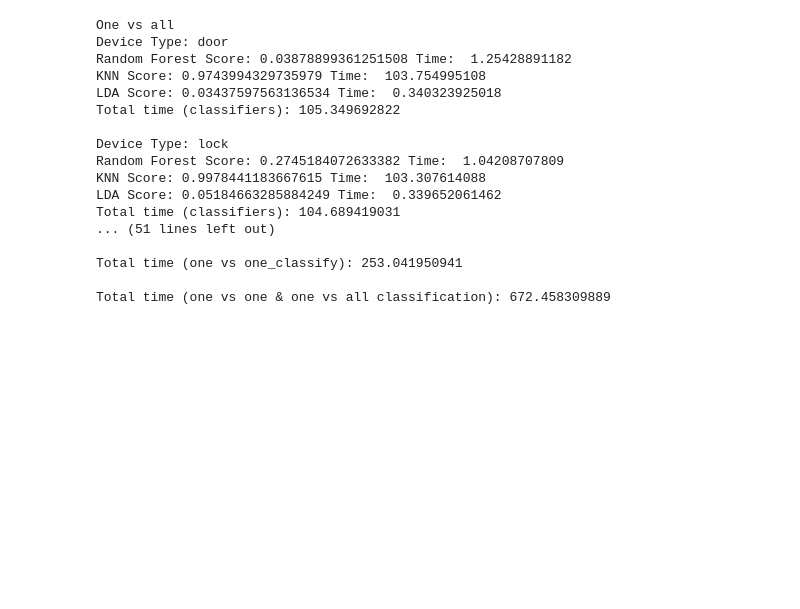
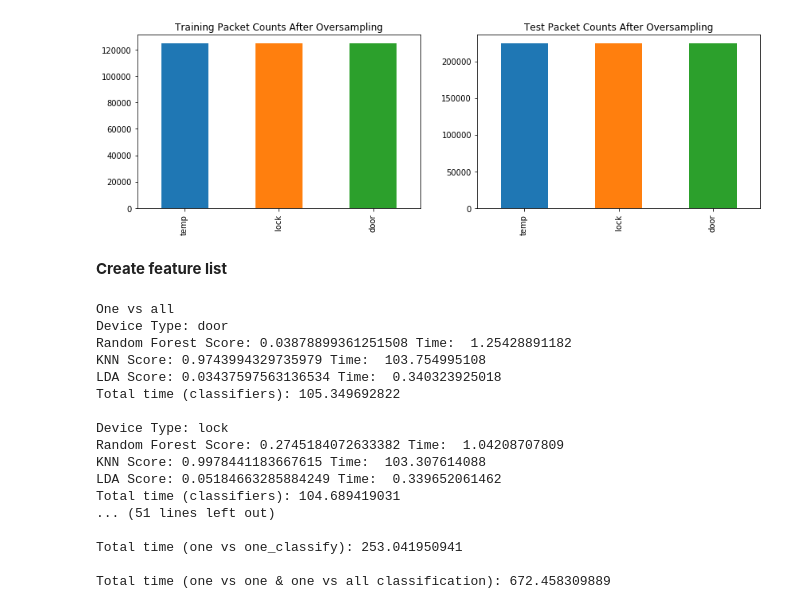
Before and after one commit to 7high/thesis, a Jupyter notebook: ble_data_processing.ipynb, the cells around one changed output. Drawn from its saved outputs; the diff is of its cells as text; code cells hidden in the pictures; blank space fills up the shorter version.

```diff
--- a/ble_data_processing.ipynb
+++ b/ble_data_processing.ipynb
@@ -559 +127,61 @@ Time for dataframe: 537.221572161
+# %%
+# 2nd technique - Random oversampling:
+#     randomly resampling packets of the minority classes to match the count of the majority class
+
+# Oversampling training set
+# Get class counts
+count_door, count_temp, count_lock = devtype_train
+
+# Find majority class
+count_majority = max(count_door, count_lock, count_temp)
+
+# Separate by class
+devtype_train_door = df_train[df["DeviceType"]=='door'];# Majority class
+devtype_train_temp = df_train[df["DeviceType"]=='temp'];
+devtype_train_lock = df_train[df["DeviceType"]=='lock'];
+
+# Oversample majority classes to majority class count
+devtype_train_door = devtype_train_door.sample(count_majority, replace=True)
+devtype_train_temp = devtype_train_temp.sample(count_majority, replace=True)
+devtype_train_lock = devtype_train_lock.sample(count_majority, replace=True)
+
+# Combine back into one dataframe
+df_train_oversampled = pd.concat([devtype_train_door, devtype_train_temp, devtype_train_lock], axis=0)
+
+#-------------------------------------------------------------------------------------------------
+
+# Oversampling test set
+# Get class counts
+count_lock, count_temp, count_door = devtype_test
+
+# Find majority class
+count_majority = max(count_door, count_lock, count_temp)
+
+# Separate by class
+devtype_test_door = df_test[df["DeviceType"]=='door'];
+devtype_test_temp = df_test[df["DeviceType"]=='temp'];
+devtype_test_lock = df_test[df["DeviceType"]=='lock'];
+
+# Oversample majority classes to minority class count
+devtype_test_lock = devtype_test_lock.sample(count_majority, replace=True)
+devtype_test_temp = devtype_test_temp.sample(count_majority, replace=True)
+devtype_test_door = devtype_test_door.sample(count_majority, replace=True)
+
+# Combine back into one dataframe
+df_test_oversampled = pd.concat([devtype_test_door, devtype_test_temp, devtype_test_lock], axis=0)
+
+
+#-------------------------------------------------------------------------------------------------
+
+# Plot changes
+plt.subplots(1, 2, figsize=(14,4))
+plt.subplot(1, 2, 1)
+df_train_oversampled["DeviceType"].value_counts().plot(kind='bar', title="Training Packet Counts After Oversampling");
+
+plt.subplot(1, 2, 2)
+df_test_oversampled["DeviceType"].value_counts().plot(kind='bar', title="Test Packet Counts After Oversampling");
+# %% [output]
+[figure, added]
+# %% [markdown]
+**Create feature list**
 # %%
```
Also changed, not shown: parts of 27 cells of this notebook.
